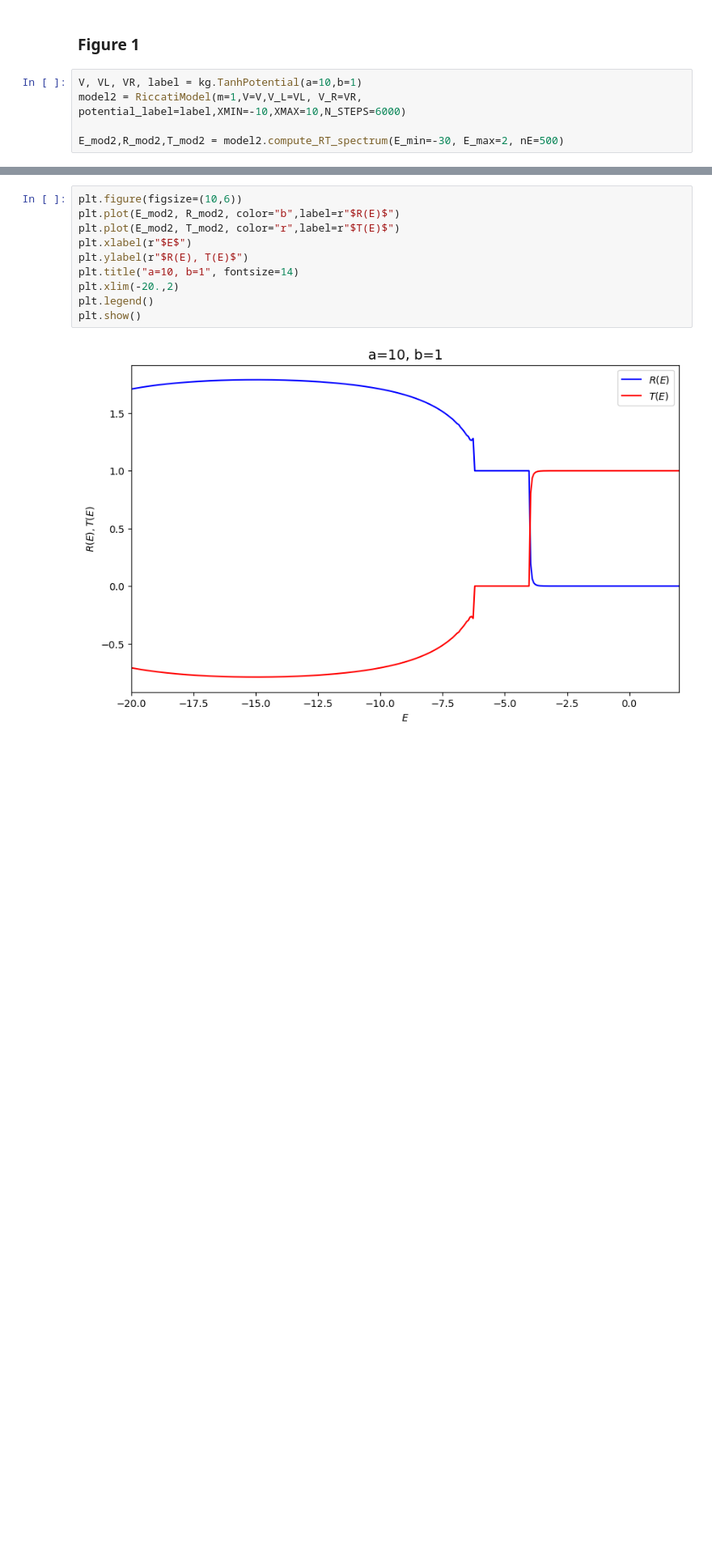
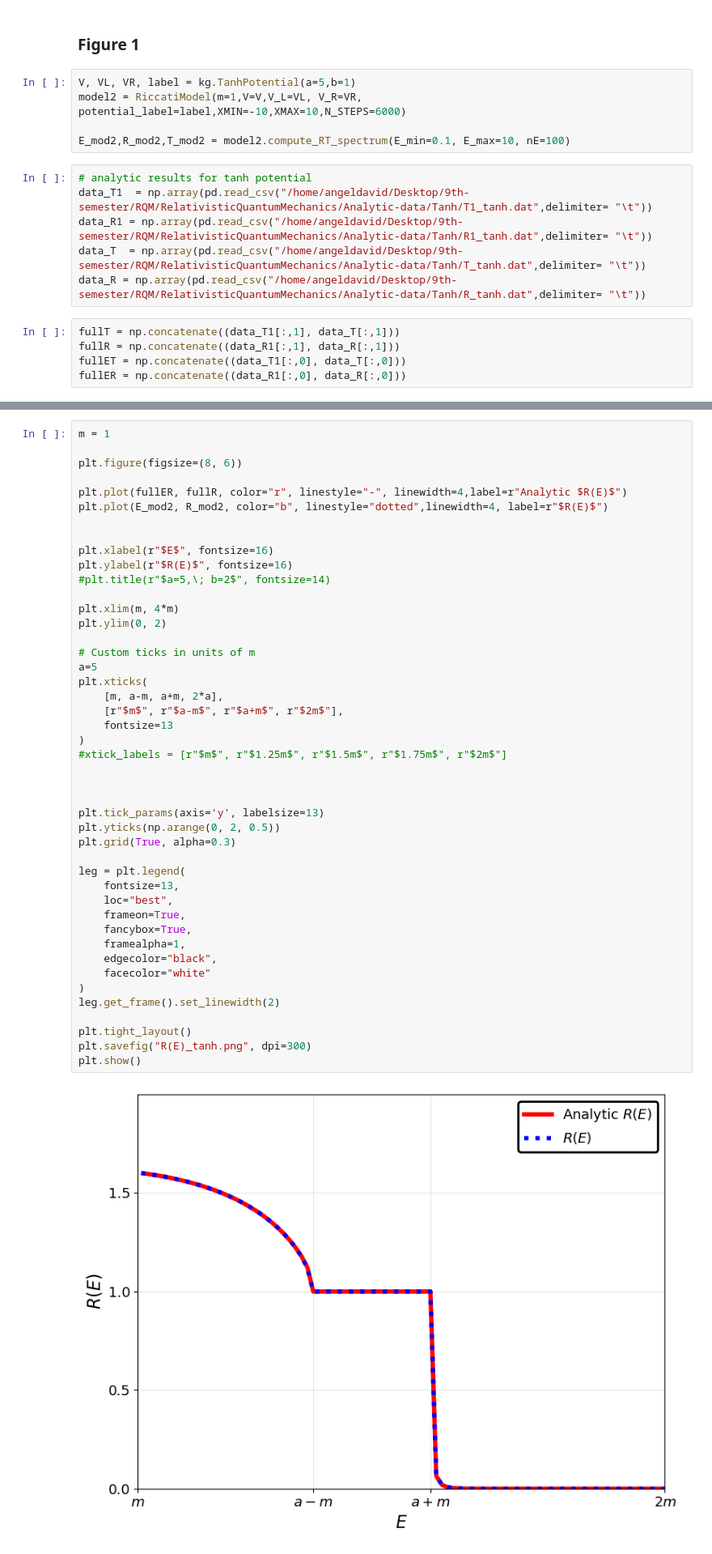
Before and after one commit to AnyelTars/RelativisticQuantumMechanics, a Jupyter notebook: KGsolver/notebooks/examples.ipynb, the cells around one changed output, grey strips where cells are left out. Shown at 81% size. Cells and saved outputs as stored; diff of their text form; blank space fills up the shorter version.

Commit message:
new figure of tanh

```diff
--- a/KGsolver/notebooks/examples.ipynb
+++ b/KGsolver/notebooks/examples.ipynb
@@ -74,10 +77,21 @@ Shifted window in Etilde: (m, (V_R-V_L)-m)=(1, 22.504)
 # %% [markdown]
 ### Figure 1
 # %%
-V, VL, VR, label = kg.TanhPotential(a=10,b=1)
+V, VL, VR, label = kg.TanhPotential(a=5,b=1)
 model2 = RiccatiModel(m=1,V=V,V_L=VL, V_R=VR, potential_label=label,XMIN=-10,XMAX=10,N_STEPS=6000)
 
-E_mod2,R_mod2,T_mod2 = model2.compute_RT_spectrum(E_min=-30, E_max=2, nE=500)
+E_mod2,R_mod2,T_mod2 = model2.compute_RT_spectrum(E_min=0.1, E_max=10, nE=100)
+# %%
+# analytic results for tanh potential
+data_T1  = np.array(pd.read_csv("/home/angeldavid/Desktop/9th-semester/RQM/RelativisticQuantumMechanics/Analytic-data/Tanh/T1_tanh.dat",delimiter= "\t"))
+data_R1 = np.array(pd.read_csv("/home/angeldavid/Desktop/9th-semester/RQM/RelativisticQuantumMechanics/Analytic-data/Tanh/R1_tanh.dat",delimiter= "\t"))
+data_T  = np.array(pd.read_csv("/home/angeldavid/Desktop/9th-semester/RQM/RelativisticQuantumMechanics/Analytic-data/Tanh/T_tanh.dat",delimiter= "\t"))
+data_R = np.array(pd.read_csv("/home/angeldavid/Desktop/9th-semester/RQM/RelativisticQuantumMechanics/Analytic-data/Tanh/R_tanh.dat",delimiter= "\t"))
+# %%
+fullT = np.concatenate((data_T1[:,1], data_T[:,1]))
+fullR = np.concatenate((data_R1[:,1], data_R[:,1]))
+fullET = np.concatenate((data_T1[:,0], data_T[:,0]))
+fullER = np.concatenate((data_R1[:,0], data_R[:,0]))
 # %%
 plot_potential(model2)
 # %% [output]
@@ -85,12 +106,47 @@ plot_potential(model2)
 # %%
-plt.figure(figsize=(10,6))
-plt.plot(E_mod2, R_mod2, color="b",label=r"$R(E)$")
-plt.plot(E_mod2, T_mod2, color="r",label=r"$T(E)$")
-plt.xlabel(r"$E$")
-plt.ylabel(r"$R(E), T(E)$")
-plt.title("a=10, b=1", fontsize=14)
-plt.xlim(-20.,2)
-plt.legend()
+m = 1
+
+plt.figure(figsize=(8, 6))
+
+plt.plot(fullER, fullR, color="r", linestyle="-", linewidth=4,label=r"Analytic $R(E)$")
+plt.plot(E_mod2, R_mod2, color="b", linestyle="dotted",linewidth=4, label=r"$R(E)$")
+
+
+plt.xlabel(r"$E$", fontsize=16)
+plt.ylabel(r"$R(E)$", fontsize=16)
+#plt.title(r"$a=5,\; b=2$", fontsize=14)
+
+plt.xlim(m, 4*m)
+plt.ylim(0, 2)
+
+# Custom ticks in units of m
+a=5
+plt.xticks(
+    [m, a-m, a+m, 2*a],
+    [r"$m$", r"$a-m$", r"$a+m$", r"$2m$"],
+    fontsize=13
+)
+#xtick_labels = [r"$m$", r"$1.25m$", r"$1.5m$", r"$1.75m$", r"$2m$"]
+
+
+
+plt.tick_params(axis='y', labelsize=13)
+plt.yticks(np.arange(0, 2, 0.5))
+plt.grid(True, alpha=0.3)
+
+leg = plt.legend(
+    fontsize=13,
+    loc="best",
+    frameon=True,
+    fancybox=True,
+    framealpha=1,
+    edgecolor="black",
+    facecolor="white"
+)
+leg.get_frame().set_linewidth(2)
+
+plt.tight_layout()
+plt.savefig("R(E)_tanh.png", dpi=300)
 plt.show()
 # %% [output]
-[figure, old version]
+[figure, new version]
```
Also changed, not shown: parts of 4 cells of this notebook.
